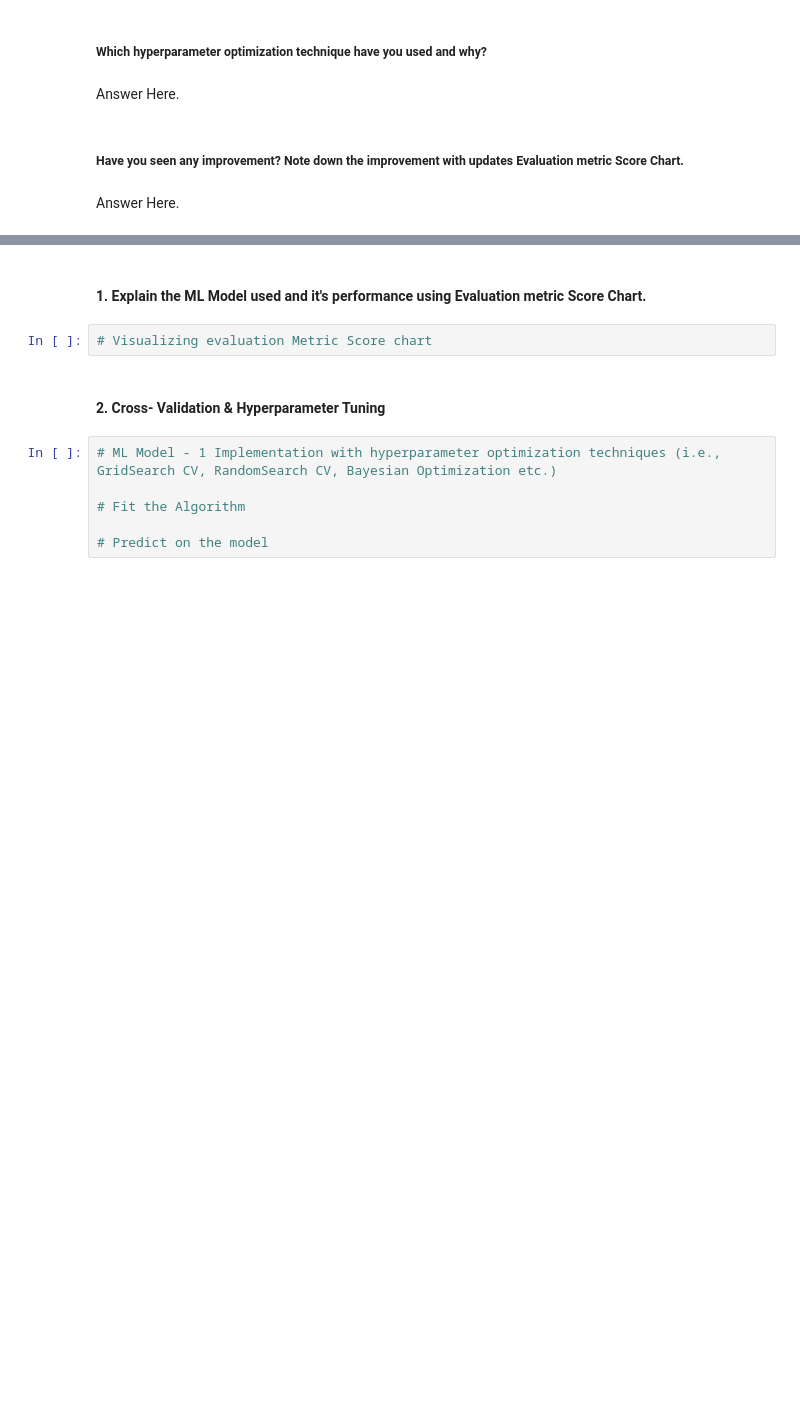
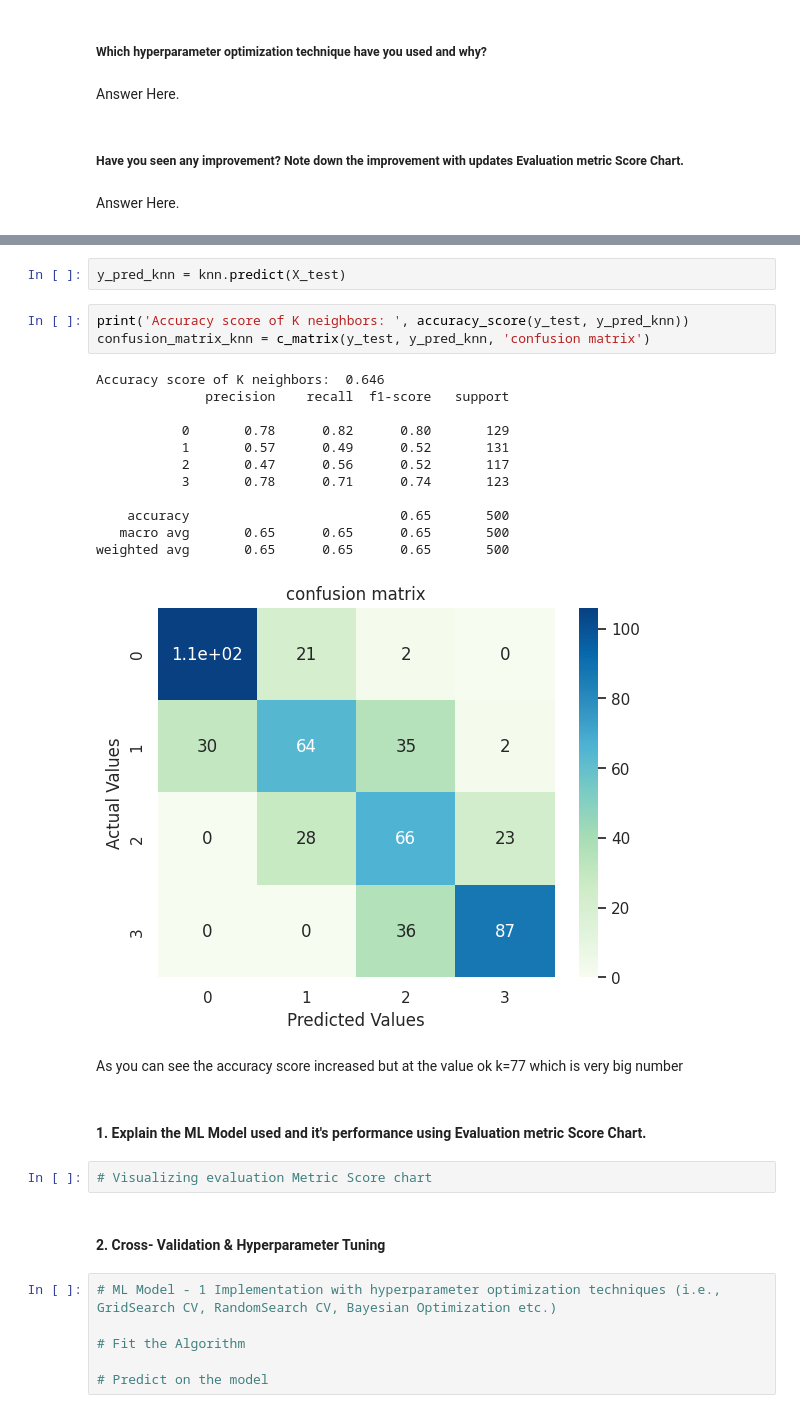
Before and after one commit to jaydeepjadav/EDA--google-play-store-data, a Jupyter notebook: Classification_project.ipynb, the cells around one changed output, grey strips where cells are left out. Cells and saved outputs as stored; diff of their text form; blank space fills up the shorter version.

```diff
--- a/Classification_project.ipynb
+++ b/Classification_project.ipynb
@@ -1072,3 +1130,23 @@ Answer Here.
+# %%
+y_pred_knn = knn.predict(X_test)
+# %%
+print('Accuracy score of K neighbors: ', accuracy_score(y_test, y_pred_knn))
+confusion_matrix_knn = c_matrix(y_test, y_pred_knn, 'confusion matrix')
+# %% [output]
+Accuracy score of K neighbors:  0.646
+              precision    recall  f1-score   support
+
+           0       0.78      0.82      0.80       129
+           1       0.57      0.49      0.52       131
+           2       0.47      0.56      0.52       117
+           3       0.78      0.71      0.74       123
+
+    accuracy                           0.65       500
+   macro avg       0.65      0.65      0.65       500
+weighted avg       0.65      0.65      0.65       500
+[figure, added]
+# %% [markdown]
+As you can see the accuracy score increased but at the value ok k=77 which is very big number
 # %% [markdown]
 #### 1. Explain the ML Model used and it's performance using Evaluation metric Score Chart.
 # %%
```
Also changed, not shown: parts of 11 cells of this notebook.
